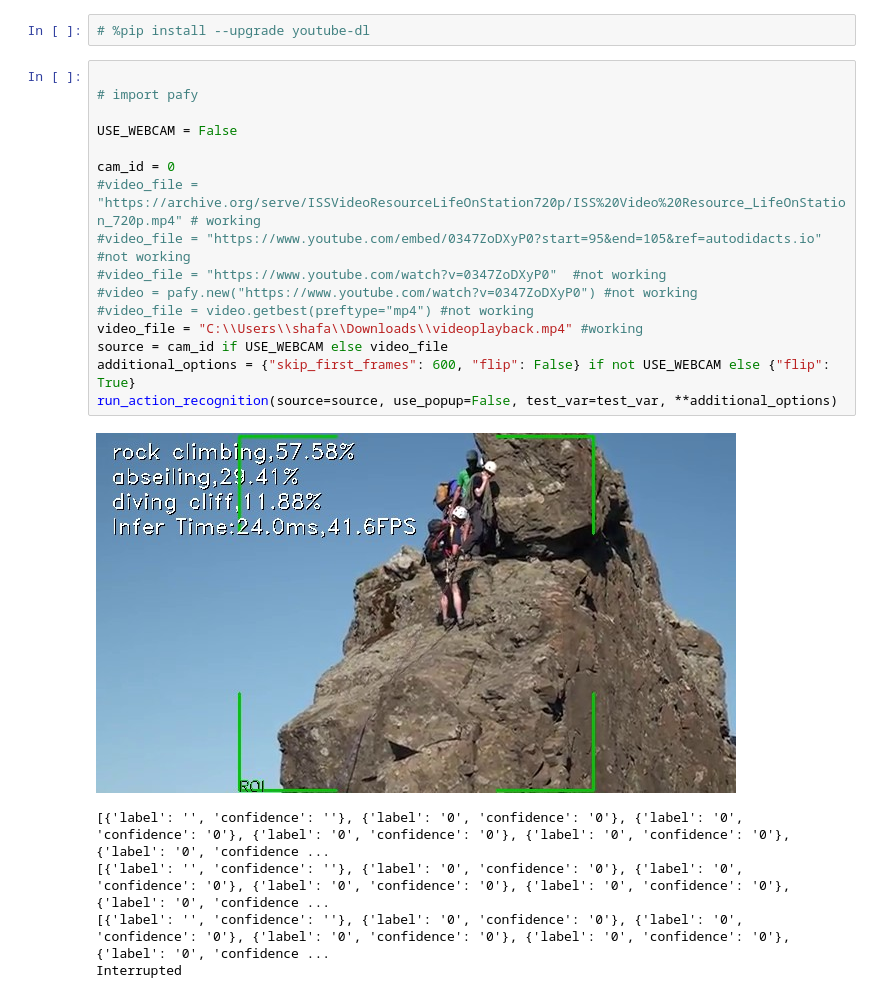
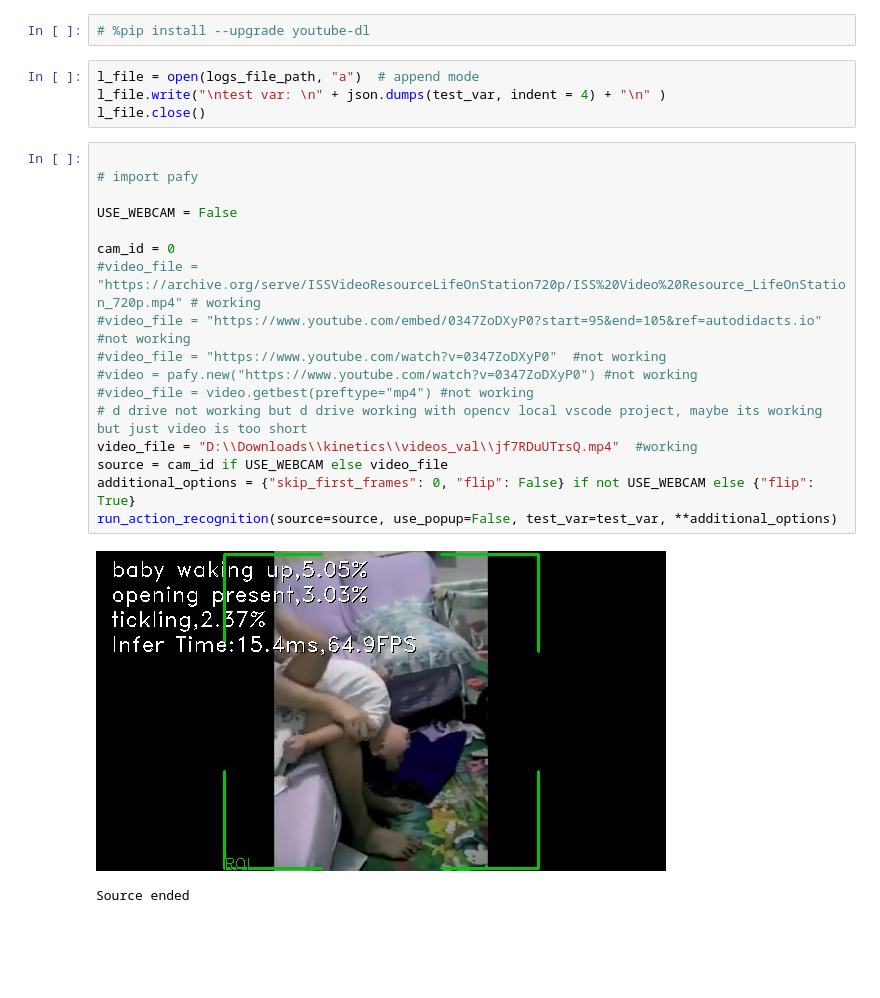
Before and after one commit to MuhammadShafaatKhan13/openvino_notebooks, a Jupyter notebook: notebooks/action-recognition-webcam/action-recognition-webcam.ipynb, the cells around one changed output. Drawn from its saved outputs; the diff is of its cells as text; blank space fills up the shorter version.

Commit message:
logs in txt file, videos from external drive.
added logs.txt file in gitignore to store logs in there
also getting videos from external drive. And skipping 0 frames as no frame needed to be skipped.

```diff
--- a/notebooks/action-recognition-webcam/action-recognition-webcam.ipynb
+++ b/notebooks/action-recognition-webcam/action-recognition-webcam.ipynb
@@ -547,25 +549,27 @@ if you want to use a web camera as an input source for the demo, please change t
 # %pip install pafy
 # %%
 # %pip install --upgrade youtube-dl
+# %%
+l_file = open(logs_file_path, "a")  # append mode
+l_file.write("\ntest var: \n" + json.dumps(test_var, indent = 4) + "\n" )
+l_file.close()
 # %%
 
 # import pafy
 
 USE_WEBCAM = False
 
 cam_id = 0
 #video_file = "https://archive.org/serve/ISSVideoResourceLifeOnStation720p/ISS%20Video%20Resource_LifeOnStation_720p.mp4" # working
 #video_file = "https://www.youtube.com/embed/0347ZoDXyP0?start=95&end=105&ref=autodidacts.io" #not working
 #video_file = "https://www.youtube.com/watch?v=0347ZoDXyP0"  #not working
 #video = pafy.new("https://www.youtube.com/watch?v=0347ZoDXyP0") #not working
 #video_file = video.getbest(preftype="mp4") #not working
-video_file = "C:\\Users\\shafa\\Downloads\\videoplayback.mp4" #working
+# d drive not working but d drive working with opencv local vscode project, maybe its working but just video is too short
+video_file = "D:\\Downloads\\kinetics\\videos_val\\jf7RDuUTrsQ.mp4"  #working
 source = cam_id if USE_WEBCAM else video_file
-additional_options = {"skip_first_frames": 600, "flip": False} if not USE_WEBCAM else {"flip": True}
+additional_options = {"skip_first_frames": 0, "flip": False} if not USE_WEBCAM else {"flip": True}
 run_action_recognition(source=source, use_popup=False, test_var=test_var, **additional_options)
 # %% [output]
-[figure, old version]
+[figure, new version]
-[{'label': '', 'confidence': ''}, {'label': '0', 'confidence': '0'}, {'label': '0', 'confidence': '0'}, {'label': '0', 'confidence': '0'}, {'label': '0', 'confidence': '0'}, {'label': '0', 'confidence ...
-[{'label': '', 'confidence': ''}, {'label': '0', 'confidence': '0'}, {'label': '0', 'confidence': '0'}, {'label': '0', 'confidence': '0'}, {'label': '0', 'confidence': '0'}, {'label': '0', 'confidence ...
-[{'label': '', 'confidence': ''}, {'label': '0', 'confidence': '0'}, {'label': '0', 'confidence': '0'}, {'label': '0', 'confidence': '0'}, {'label': '0', 'confidence': '0'}, {'label': '0', 'confidence ...
-Interrupted
+Source ended
```
Also changed, not shown: parts of 4 cells of this notebook, 1 other file.
